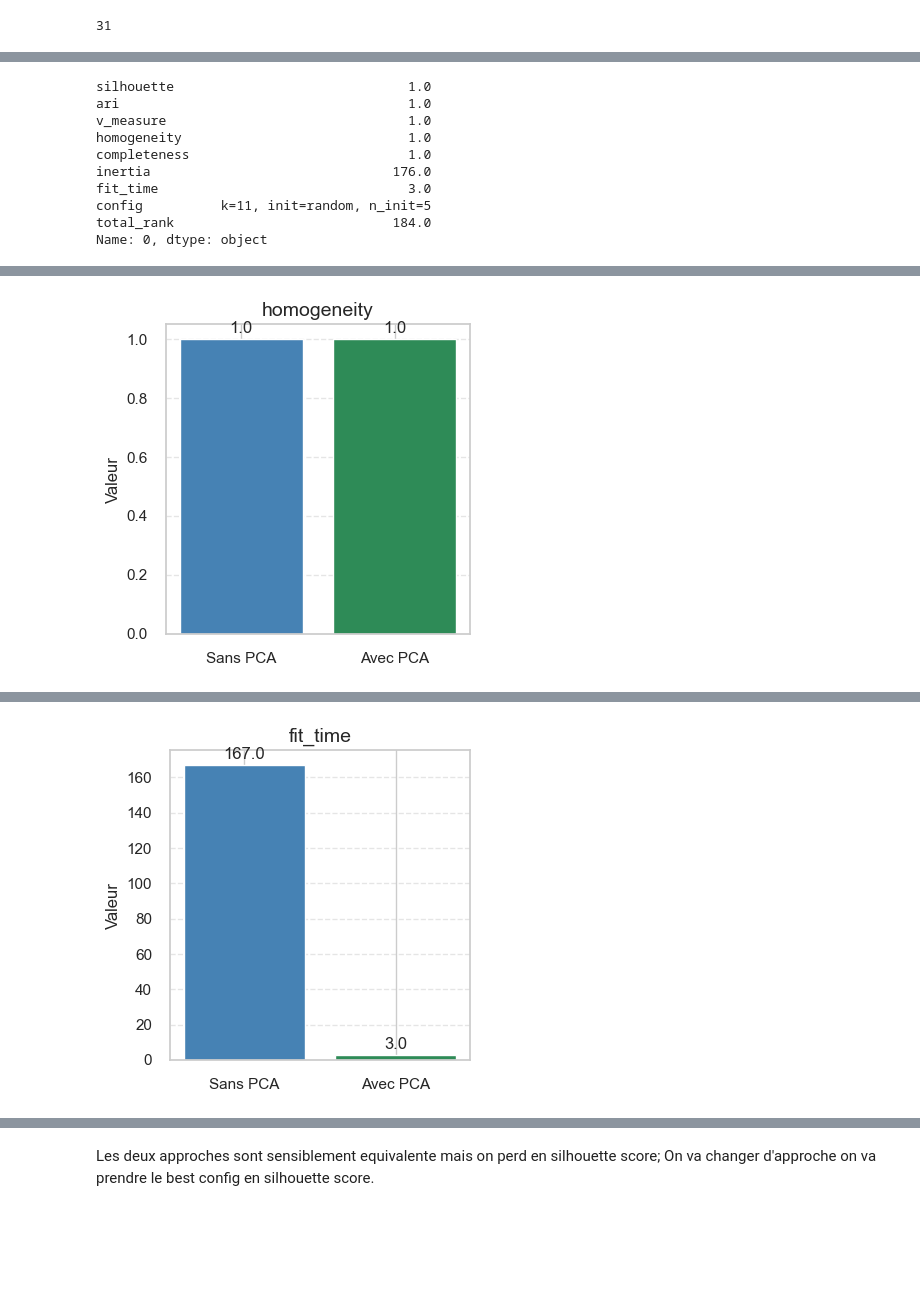
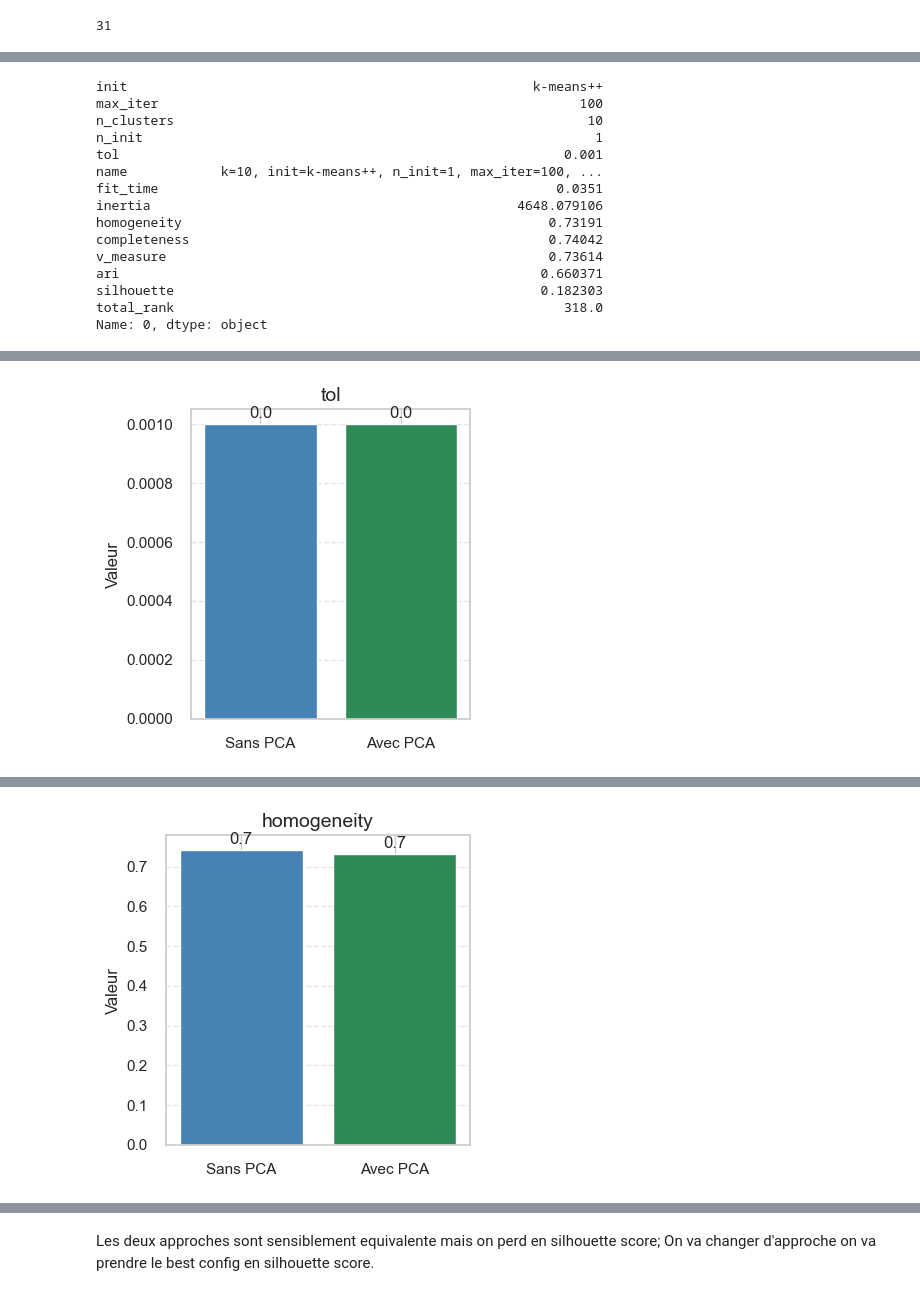
Before and after one commit to Mafieuu/TP-ISE---Clustering-2025, a Jupyter notebook: clustering_digits_dataset.ipynb, the cells around one changed output, grey strips where cells are left out. Drawn from its saved outputs; the diff is of its cells as text; code cells hidden in the pictures; blank space fills up the shorter version.

```diff
--- a/clustering_digits_dataset.ipynb
+++ b/clustering_digits_dataset.ipynb
@@ -787,7 +786,7 @@ X_scaled = scaler.fit_transform(X_pca)
 # Les parametres à optimiser
 param_grid = {
     'n_clusters': [10,11],## 10 ou 11 mais de preference on ne gardera que ceux avec 10
-    'n_init': [5,10,15,20],
+    'n_init': [1,2,5,10,15,20,25],
     'init': ['k-means++','random'],
     'max_iter': [100,200,300,400,500],
     'tol': [1e-3, 1e-5, 1e-6,1e-7,1e-10]
@@ -976,19 +975,25 @@ best_config_pca = top5_global_configs.iloc[0]
 best_config_pca
 # On ne fait plus l'agregation car avec pca on a un silouette score de % ce qui est tres faible
 # %% [output]
-silhouette                              1.0
-ari                                     1.0
-v_measure                               1.0
-homogeneity                             1.0
-completeness                            1.0
-inertia                               176.0
-fit_time                                3.0
-config          k=11, init=random, n_init=5
-total_rank                            184.0
+init                                                    k-means++
+max_iter                                                      100
+n_clusters                                                     10
+n_init                                                          1
+tol                                                         0.001
+name            k=10, init=k-means++, n_init=1, max_iter=100, ...
+fit_time                                                   0.0351
+inertia                                               4648.079106
+homogeneity                                               0.73191
+completeness                                              0.74042
+v_measure                                                 0.73614
+ari                                                      0.660371
+silhouette                                               0.182303
+total_rank                                                  318.0
 Name: 0, dtype: object
 # %%
 df = pd.DataFrame({"Sans PCA": best_config, "Avec PCA": best_config_pca})
-df_numeric = df.drop(index="config")  # supprimer le champ non numérique
+df_numeric = df.drop(index=["init", "name"])
+ # supprimer le champ non numérique
 
 #  un graphique par métrique
 for metric in df_numeric.index:
@@ -1013 +1018 @@ for metric in df_numeric.index:
-[figure, old version]
+[figure, new version]
@@ -1016 +1021 @@ for metric in df_numeric.index:
-[figure, old version]
+[figure, new version]
```
Also changed, not shown: parts of 38 cells of this notebook.
